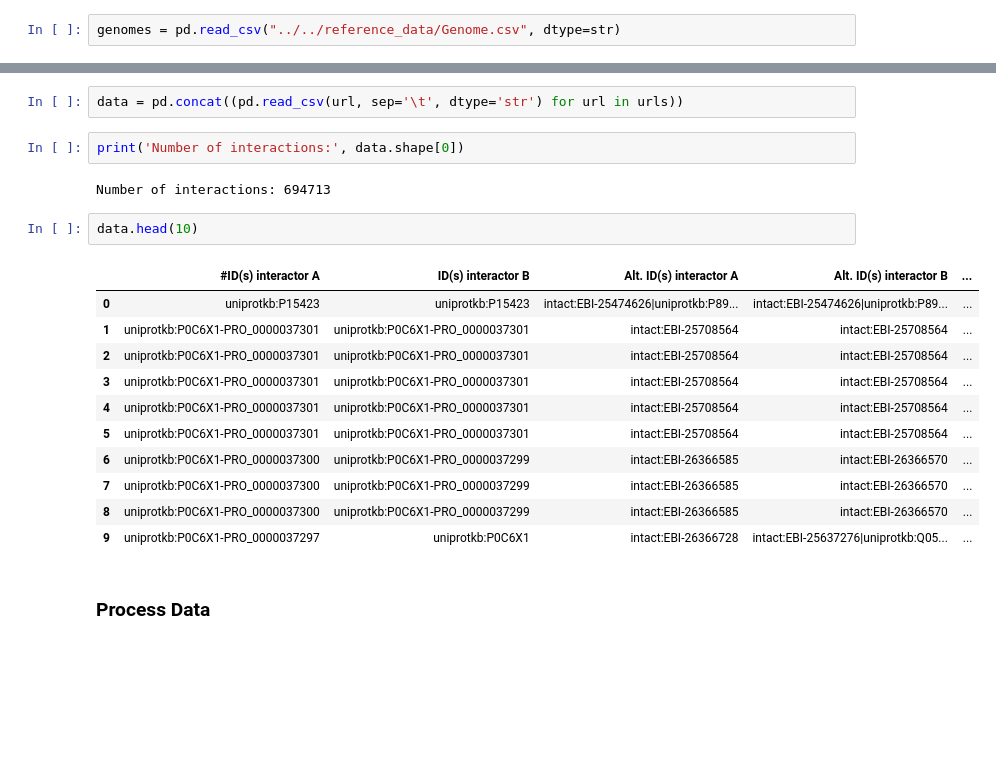
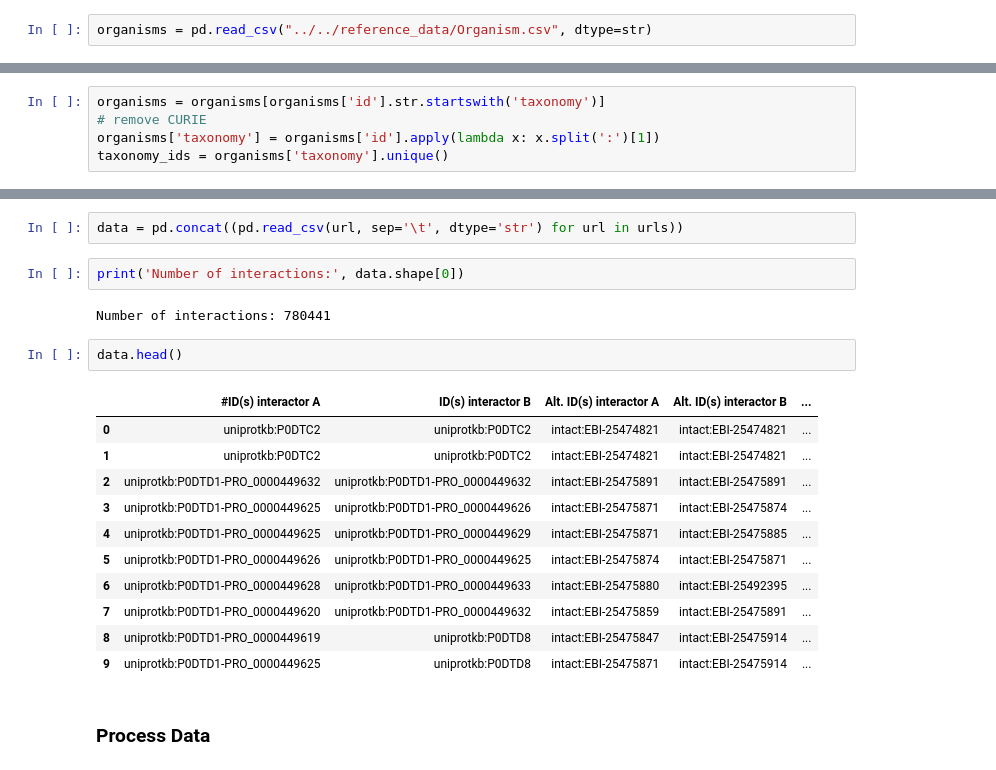
Before and after one commit to covid-19-net/covid-19-community, a Jupyter notebook: notebooks/dataprep/01e-ProteinProteinInteraction.ipynb, the cells around one changed output, grey strips where cells are left out. Saved outputs shown, nothing was run; the diff lists cells and outputs as text; blank space fills up the shorter version.

```diff
--- a/notebooks/dataprep/01e-ProteinProteinInteraction.ipynb
+++ b/notebooks/dataprep/01e-ProteinProteinInteraction.ipynb
@@ -31,4 +31,4 @@ https://www.uniprot.org/uniprot/P0DTD1#PRO_0000449630
 # %% [markdown]
 ### Get list of organisms to include in the Knowledge Graph
 # %%
-genomes = pd.read_csv("../../reference_data/Genome.csv", dtype=str)
+organisms = pd.read_csv("../../reference_data/Organism.csv", dtype=str)
@@ -39,3 +35,8 @@ taxonomy_ids = set(genomes['taxonomy'].unique())
+# %%
+organisms = organisms[organisms['id'].str.startswith('taxonomy')]
+# remove CURIE
+organisms['taxonomy'] = organisms['id'].apply(lambda x: x.split(':')[1])
+taxonomy_ids = organisms['taxonomy'].unique()
 # %%
 taxonomy_ids
 # %% [output]
@@ -50,21 +54,21 @@ data = pd.concat((pd.read_csv(url, sep='\t', dtype='str') for url in urls))
 # %%
 print('Number of interactions:', data.shape[0])
 # %% [output]
-Number of interactions: 694713
+Number of interactions: 780441
 # %%
-data.head(10)
+data.head()
 # %% [output]
 |  | #ID(s) interactor A | ID(s) interactor B | Alt. ID(s) interactor A | Alt. ID(s) interactor B | ... |
-| 0 | uniprotkb:P15423 | uniprotkb:P15423 | intact:EBI-25474626|uniprotkb:P89... | intact:EBI-25474626|uniprotkb:P89... | ... |
-| 1 | uniprotkb:P0C6X1-PRO_0000037301 | uniprotkb:P0C6X1-PRO_0000037301 | intact:EBI-25708564 | intact:EBI-25708564 | ... |
-| 2 | uniprotkb:P0C6X1-PRO_0000037301 | uniprotkb:P0C6X1-PRO_0000037301 | intact:EBI-25708564 | intact:EBI-25708564 | ... |
-| 3 | uniprotkb:P0C6X1-PRO_0000037301 | uniprotkb:P0C6X1-PRO_0000037301 | intact:EBI-25708564 | intact:EBI-25708564 | ... |
-| 4 | uniprotkb:P0C6X1-PRO_0000037301 | uniprotkb:P0C6X1-PRO_0000037301 | intact:EBI-25708564 | intact:EBI-25708564 | ... |
-| 5 | uniprotkb:P0C6X1-PRO_0000037301 | uniprotkb:P0C6X1-PRO_0000037301 | intact:EBI-25708564 | intact:EBI-25708564 | ... |
-| 6 | uniprotkb:P0C6X1-PRO_0000037300 | uniprotkb:P0C6X1-PRO_0000037299 | intact:EBI-26366585 | intact:EBI-26366570 | ... |
-| 7 | uniprotkb:P0C6X1-PRO_0000037300 | uniprotkb:P0C6X1-PRO_0000037299 | intact:EBI-26366585 | intact:EBI-26366570 | ... |
-| 8 | uniprotkb:P0C6X1-PRO_0000037300 | uniprotkb:P0C6X1-PRO_0000037299 | intact:EBI-26366585 | intact:EBI-26366570 | ... |
-| 9 | uniprotkb:P0C6X1-PRO_0000037297 | uniprotkb:P0C6X1 | intact:EBI-26366728 | intact:EBI-25637276|uniprotkb:Q05... | ... |
+| 0 | uniprotkb:P0DTC2 | uniprotkb:P0DTC2 | intact:EBI-25474821 | intact:EBI-25474821 | ... |
+| 1 | uniprotkb:P0DTC2 | uniprotkb:P0DTC2 | intact:EBI-25474821 | intact:EBI-25474821 | ... |
+| 2 | uniprotkb:P0DTD1-PRO_0000449632 | uniprotkb:P0DTD1-PRO_0000449632 | intact:EBI-25475891 | intact:EBI-25475891 | ... |
+| 3 | uniprotkb:P0DTD1-PRO_0000449625 | uniprotkb:P0DTD1-PRO_0000449626 | intact:EBI-25475871 | intact:EBI-25475874 | ... |
+| 4 | uniprotkb:P0DTD1-PRO_0000449625 | uniprotkb:P0DTD1-PRO_0000449629 | intact:EBI-25475871 | intact:EBI-25475885 | ... |
+| 5 | uniprotkb:P0DTD1-PRO_0000449626 | uniprotkb:P0DTD1-PRO_0000449625 | intact:EBI-25475874 | intact:EBI-25475871 | ... |
+| 6 | uniprotkb:P0DTD1-PRO_0000449628 | uniprotkb:P0DTD1-PRO_0000449633 | intact:EBI-25475880 | intact:EBI-25492395 | ... |
+| 7 | uniprotkb:P0DTD1-PRO_0000449620 | uniprotkb:P0DTD1-PRO_0000449632 | intact:EBI-25475859 | intact:EBI-25475891 | ... |
+| 8 | uniprotkb:P0DTD1-PRO_0000449619 | uniprotkb:P0DTD8 | intact:EBI-25475847 | intact:EBI-25475914 | ... |
+| 9 | uniprotkb:P0DTD1-PRO_0000449625 | uniprotkb:P0DTD8 | intact:EBI-25475871 | intact:EBI-25475914 | ... |
 # %% [markdown]
 ### Process Data
 # %%
```
Also changed, not shown: parts of 21 cells of this notebook.
